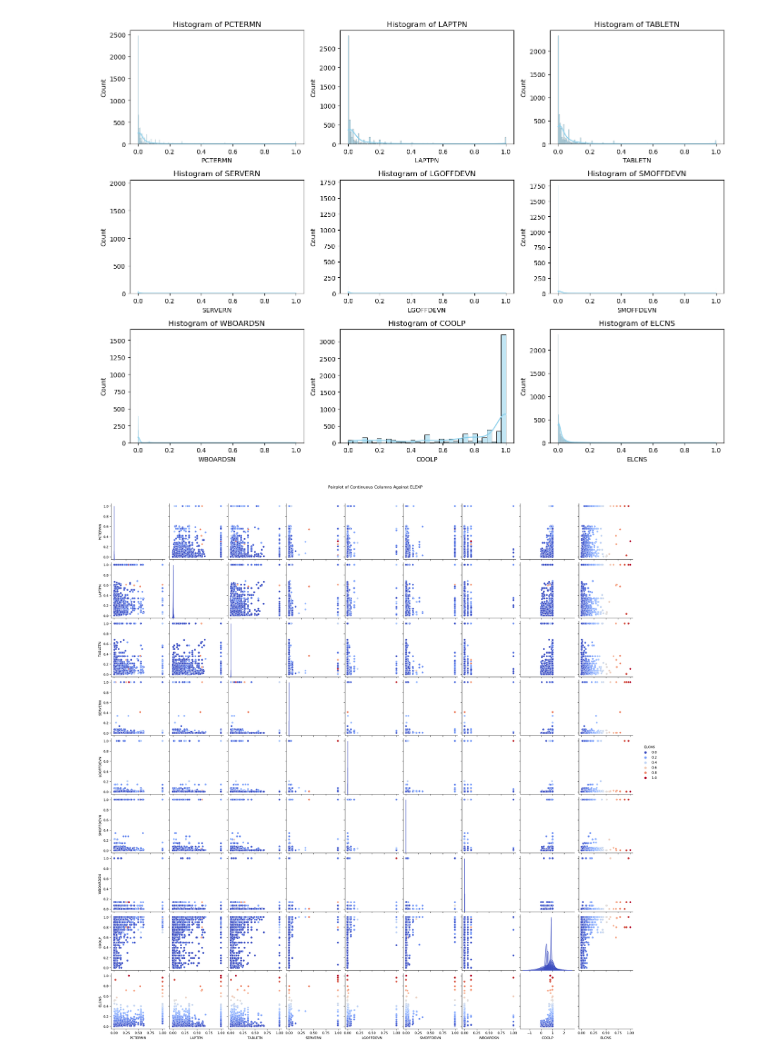
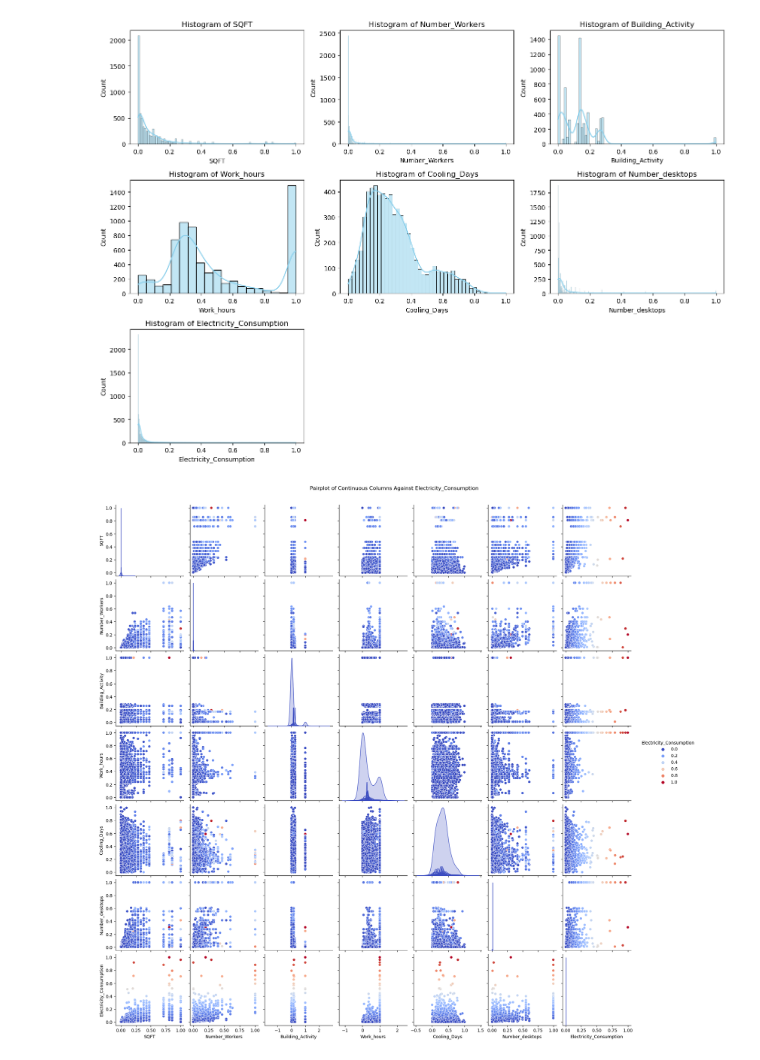
Before and after one commit to aash1999/Commercial-Buildings-Energy-Consumption-Survey, a Jupyter notebook: codes/EDAQ3_Aakash.ipynb, the cells around one changed output. Drawn from its saved outputs; the diff is of its cells as text; code cells hidden in the pictures.

Commit message:
chnaged the dataset structure

```diff
--- a/codes/EDAQ3_Aakash.ipynb
+++ b/codes/EDAQ3_Aakash.ipynb
@@ -2,12 +2,12 @@
 import numpy as np
 import pandas as pd
 # %%
-data = pd.read_csv("../datasets/cbecs2018_final_public.csv")
+data = pd.read_csv("../datasets/cleaned_data.csv")
 # %%
 
-cat_cols = ["DATACNTR", "TRNGRM", "STDNRM", "LGOFFDEV", "SMOFFDEV", "SERVER", "LAPTOP", "RFGSTO", "ELCOOL","GOVOWN", "PVC", "DCNTRSFC" ]
-cont_cols = ["PCTERMN", "LAPTPN", "TABLETN","SERVERN", "LGOFFDEVN", "SMOFFDEVN", "WBOARDSN", "COOLP", "ELCNS"]
-target_col = "ELCNS"
+cat_cols = ["Wall_Construction_Material", "Boiler", "Own_Type", "Climate_Zone"]
+cont_cols = ["SQFT", "Number_Workers", "Building_Activity","Work_hours", "Cooling_Days", "Number_desktops", "Electricity_Consumption"]
+target_col = "Electricity_Consumption"
 columns =  cat_cols + cont_cols
 # %%
 def show_unique_values(df, cat_cols):
@@ -82,7 +82,7 @@ def round_to_nearest_category(df, cat_cols, category_map):
     return df
 
 def DataPreProcessing(df, cat_cols, cont_cols, category_map):
-    df = df.dropna(subset=['ELCNS']).copy()
+    df = df.dropna(subset=[target_col]).copy()
 
     # Impute missing values using KNNImputer
     imputer = KNNImputer(n_neighbors=15)
@@ -131,19 +131,10 @@ def DataPreProcessingMedianMode(df, cat_cols, cont_cols):
     return df_processed, scaler
 
 category_map = {
-
-    "DATACNTR": [1.0, 2.0],
-    "TRNGRM": [2.0, 1.0],
-    "STDNRM": [2.0, 1.0],
-    "LGOFFDEV": [1.0, 2.0],
-    "SMOFFDEV": [2.0, 1.0],
-    "SERVER": [1.0, 2.0],
-    "LAPTOP": [1.0, 2.0],
-    "RFGSTO": [2.0, 1.0],
-    "ELCOOL": [1, 2],
-    "GOVOWN": [1, 2],
-    "PVC": [2.0, 1.0],
-    "DCNTRSFC": [4.0, 1.0, 2.0, 5.0, 3.0]
+    "Wall_Construction_Material": [1.0, 2.0, 3.0, 5.0, 6.0, 8.0, 4.0, 7.0],
+    "Boiler": [2.0, 1.0],
+    "Own_Type": [8.0, 2.0, 3.0, 1.0, 10.0, 5.0, 9.0, 97.0, 4.0, 6.0, 7.0],
+    "Climate_Zone": [3.0, 4.0, 5.0, 2.0, 7.0, 1.0]
 }
 
 
@@ -213,7 +204,7 @@ class DataExploration:
     # 2. Pair plot for continuous columns vs ELEXP
     def plot_pairplot(self):
         sns.pairplot(self.df, vars=self.cont_cols, hue=self.target_col, palette='coolwarm')
-        plt.suptitle("Pairplot of Continuous Columns Against ELEXP", y=1.02)
+        plt.suptitle(f"Pairplot of Continuous Columns Against {target_col}", y=1.02)
         plt.show()
 
     # 3. Box plot for categorical columns vs ELEXP
@@ -261,33 +252,33 @@ import numpy as np
 def remove_outliers(df):
     """
     Removes outliers in each column of the DataFrame using the IQR method.
 
     Args:
     - df: DataFrame from which outliers need to be removed.
 
     Returns:
     - df_no_outliers: DataFrame with outliers removed.
     """
     df_no_outliers = df.copy()
 
     for col in df_no_outliers.select_dtypes(include=np.number).columns:
         Q1 = df_no_outliers[col].quantile(0.25)
         Q3 = df_no_outliers[col].quantile(0.75)
         IQR = Q3 - Q1
         lower_bound = Q1 - 1.5 * IQR
         upper_bound = Q3 + 1.5 * IQR
 
         df_no_outliers = df_no_outliers[(df_no_outliers[col] >= lower_bound) & (df_no_outliers[col] <= upper_bound)]
 
     print(f"Shape of the data after removing outliers: {df_no_outliers.shape}")
     return df_no_outliers
 
 
 # df_imputed[["ELCNS"]] = remove_outliers(df_imputed[["ELCNS"]])
 
-eda = DataExploration(df_imputed, cat_cols, cont_cols, target_col="ELCNS")
+eda = DataExploration(df_imputed, cat_cols, cont_cols, target_col=target_col)
 
 eda.perform_eda()
 # %% [output]
-[figure, old version]
+[figure, new version]
-[figure, old version]
+[figure, new version]
```
Also changed, not shown: parts of 11 cells of this notebook, 1 other file.
